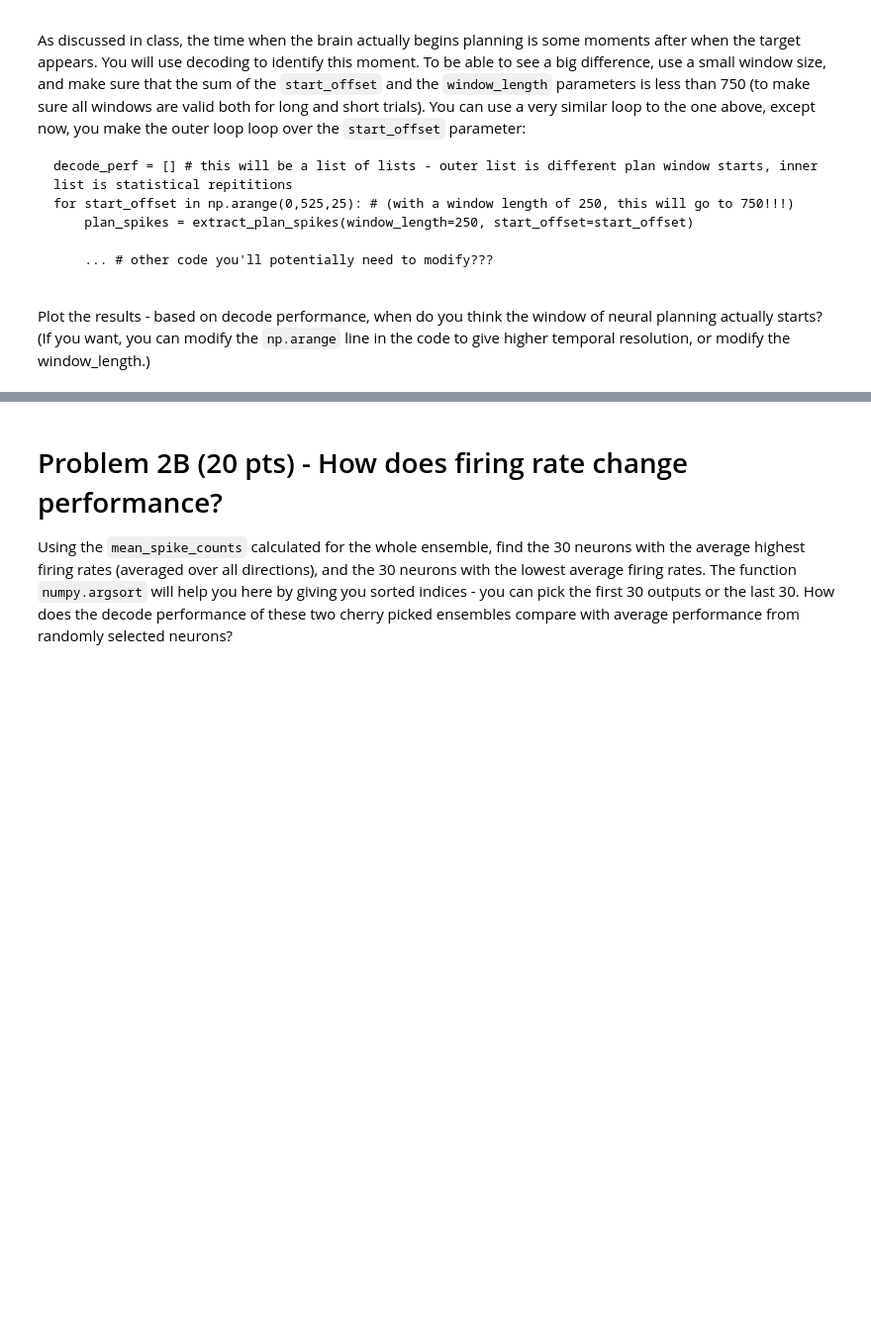
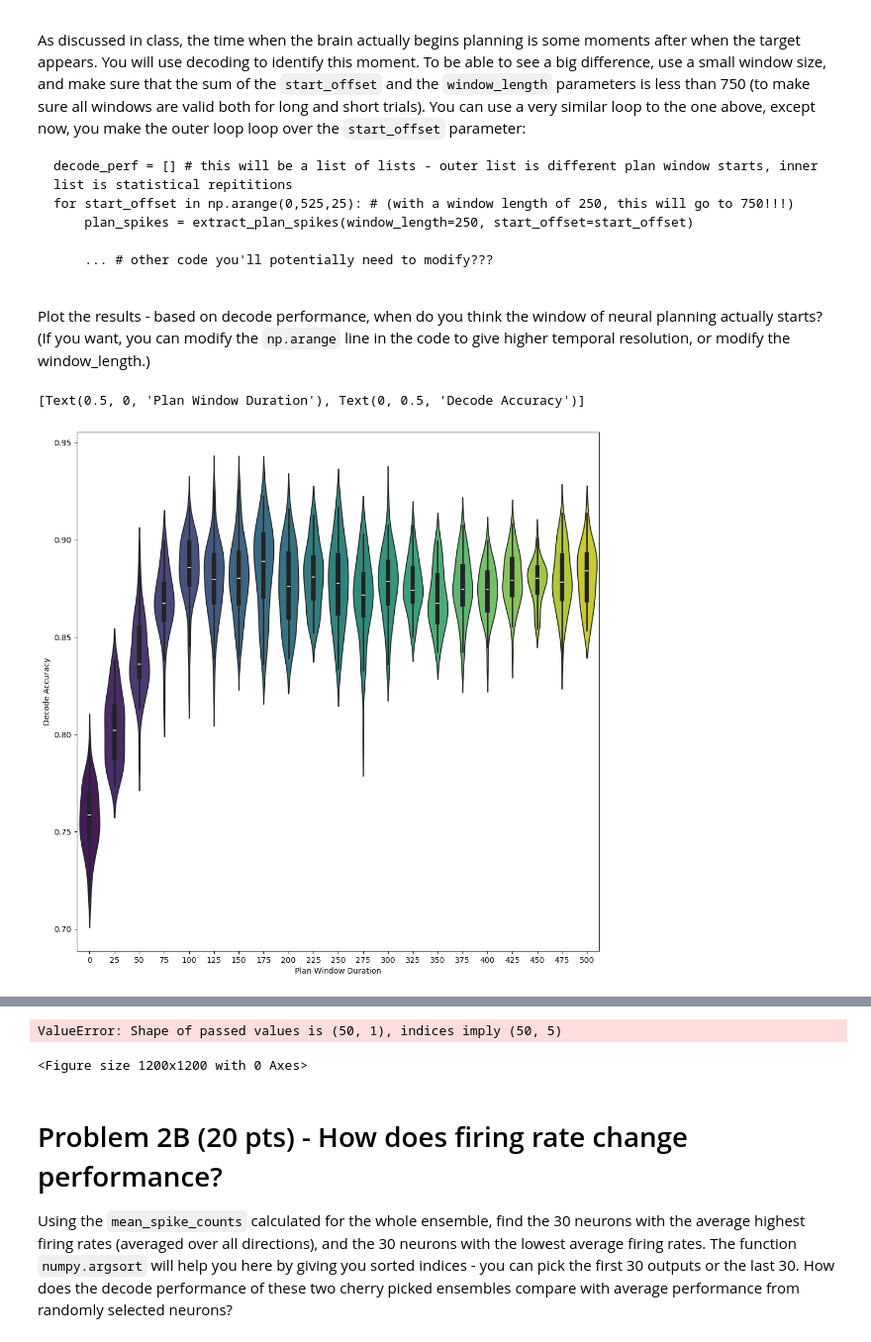
Before and after one commit to NathanNgu/elec380, a Jupyter notebook: HW2/HW2_notebook.ipynb, the cells around one changed output, grey strips where cells are left out. Shown at 99% size. Drawn from its saved outputs; the diff is of its cells as text; code cells hidden in the pictures; blank space fills up the shorter version.

```diff
--- a/HW2/HW2_notebook.ipynb
+++ b/HW2/HW2_notebook.ipynb
@@ -234,3 +337,12 @@ Plot the results - based on decode performance, when do you think the window of
+# %%
+fig = plt.figure(figsize=(12,12))
+ax = sns.violinplot(data=pd.DataFrame(decode_perf.T,
+                              columns=np.arange(0,525,25)),
+                              palette="viridis")
+ax.set(xlabel='Plan Window Duration', ylabel='Decode Accuracy')
+# %% [output]
+[Text(0.5, 0, 'Plan Window Duration'), Text(0, 0.5, 'Decode Accuracy')]
+[figure, added]
 # %% [markdown]
 # Problem 2A (30 pts) - How does the number of neurons affect performance?
 
@@ -259,3 +417,12 @@ In particular, the “replace=False” instruction is important. Without it, the
+# %%
+fig = plt.figure(figsize=(12,12))
+ax = sns.violinplot(data=pd.DataFrame(decode_perf.T,
+                              columns=[30, 60, 90, 120, 150]),
+                              palette="viridis")
+ax.set(xlabel='Plan Window Duration', ylabel='Decode Accuracy')
+# %% [output]
+ValueError: Shape of passed values is (50, 1), indices imply (50, 5)
+<Figure size 1200x1200 with 0 Axes>
 # %% [markdown]
 # Problem 2B (20 pts) - How does firing rate change performance?
 
```
Also changed, not shown: parts of 18 cells of this notebook.
